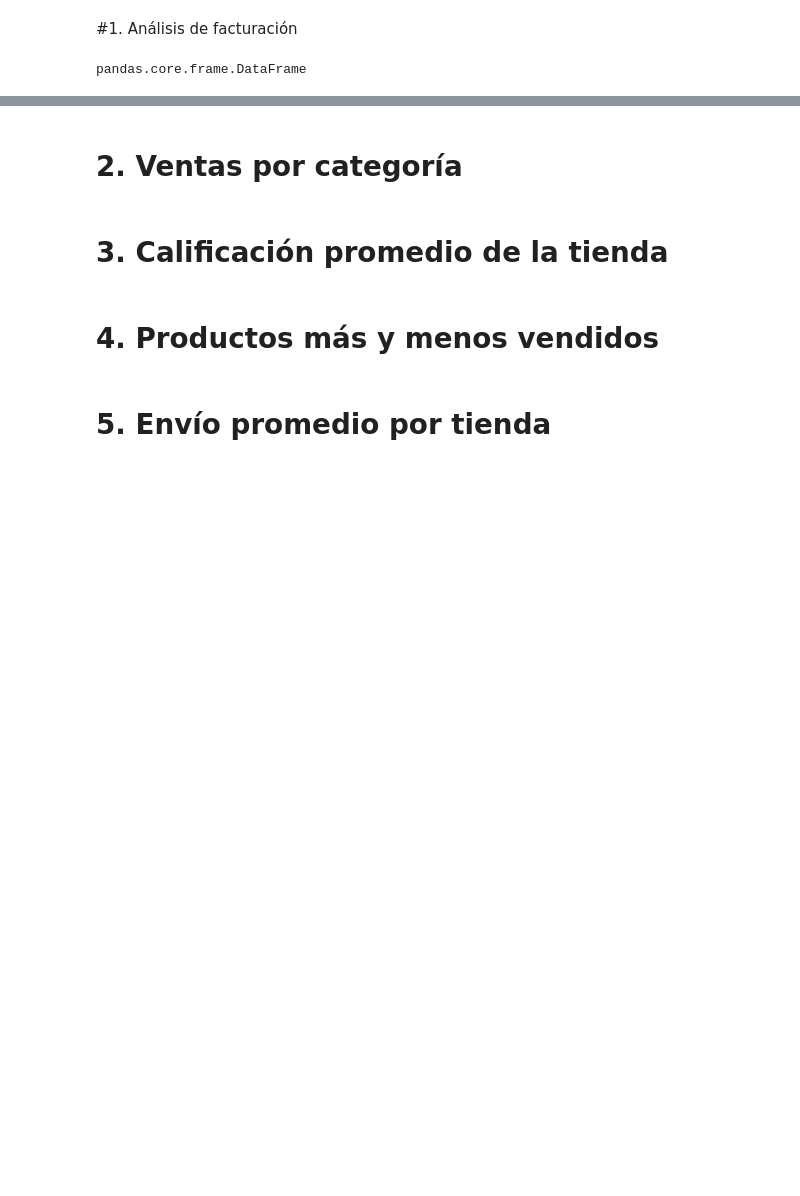
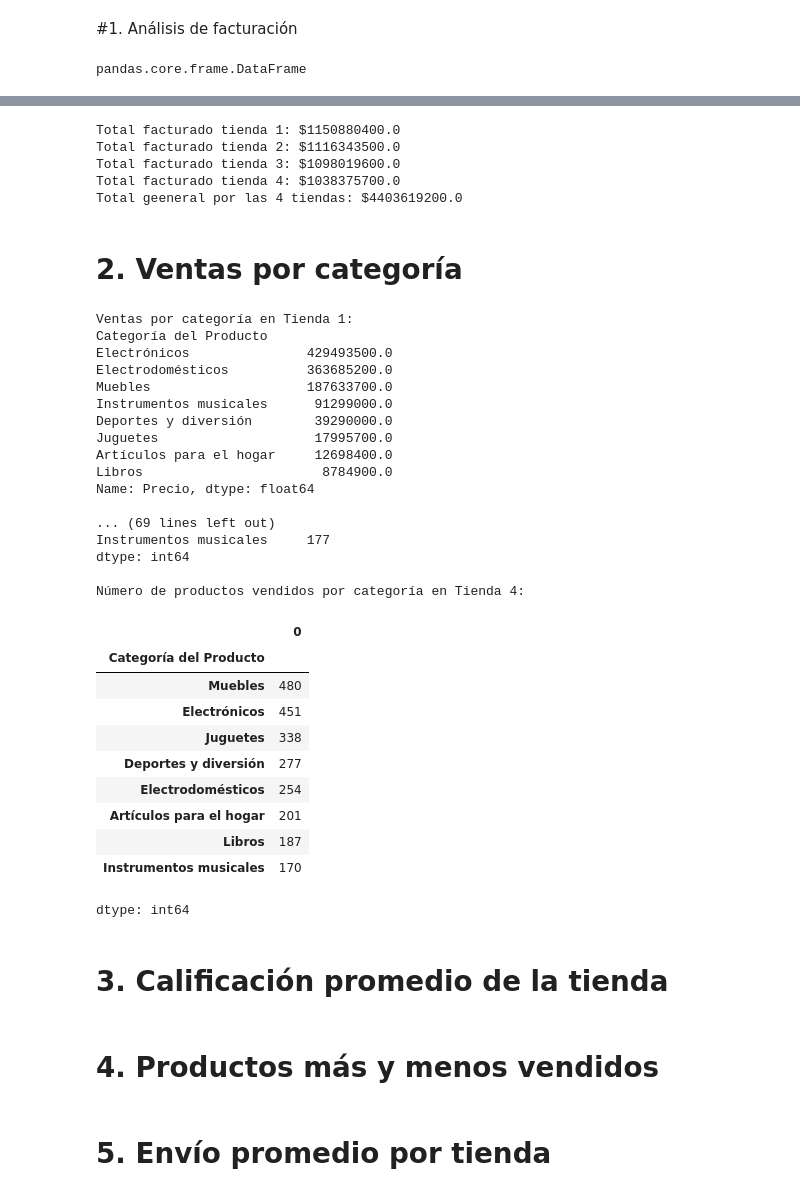
Before and after one commit to FerMendezG/AluraStore, a Jupyter notebook: AluraStoreLatam.ipynb, the cells around one changed output, grey strips where cells are left out. Drawn from its saved outputs; the diff is of its cells as text; code cells hidden in the pictures; blank space fills up the shorter version.

```diff
--- a/AluraStoreLatam.ipynb
+++ b/AluraStoreLatam.ipynb
@@ -66,5 +40,81 @@ pandas.core.frame.DataFrame
+# %%
+Total = tienda["Precio"].sum()
+Total2 = tienda2["Precio"].sum()
+Total3 = tienda3["Precio"].sum()
+Total4 = tienda4["Precio"].sum()
+print(f'Total facturado tienda 1: $ {Total}')
+print(f'Total facturado tienda 2: $ {Total2}')
+print(f'Total facturado tienda 3: $ {Total3}')
+print(f'Total facturado tienda 4: $ {Total4}')
+Total_final = Total + Total2 + Total3 + Total4
+print(f'Total geeneral por las 4 tiendas: ${Total_final}')
+# %% [output]
+Total facturado tienda 1: $1150880400.0
+Total facturado tienda 2: $1116343500.0
+Total facturado tienda 3: $1098019600.0
+Total facturado tienda 4: $1038375700.0
+Total geeneral por las 4 tiendas: $4403619200.0
 # %% [markdown]
 # 2. Ventas por categoría
+# %%
+# ventas por categoria por tienda
+ventas_por_categoria_tienda1 = tienda.groupby('Categoría del Producto')['Precio'].sum().sort_values(ascending=False)
+ventas_por_categoria_tienda2 = tienda2.groupby('Categoría del Producto')['Precio'].sum().sort_values(ascending=False)
+ventas_por_categoria_tienda3 = tienda3.groupby('Categoría del Producto')['Precio'].sum().sort_values(ascending=False)
+ventas_por_categoria_tienda4 = tienda4.groupby('Categoría del Producto')['Precio'].sum().sort_values(ascending=False)
+
+print("Ventas por categoría en Tienda 1:")
+print(ventas_por_categoria_tienda1)
+print("\nVentas por categoría en Tienda 2:")
+print(ventas_por_categoria_tienda2)
+print("\nVentas por categoría en Tienda 3:")
+print(ventas_por_categoria_tienda3)
+print("\nVentas por categoría en Tienda 4:")
+print(ventas_por_categoria_tienda4)
+
+# cantidad de productos vendidos por categoria
+productos_por_categoria_tienda1 = tienda.groupby('Categoría del Producto').size().sort_values(ascending=False)
+productos_por_categoria_tienda2 = tienda2.groupby('Categoría del Producto').size().sort_values(ascending=False)
+productos_por_categoria_tienda3 = tienda3.groupby('Categoría del Producto').size().sort_values(ascending=False)
+productos_por_categoria_tienda4 = tienda4.groupby('Categoría del Producto').size().sort_values(ascending=False)
+
+print("\nNúmero de productos vendidos por categoría en Tienda 1:")
+print(productos_por_categoria_tienda1)
+print("\nNúmero de productos vendidos por categoría en Tienda 2:")
+print(productos_por_categoria_tienda2)
+print("\nNúmero de productos vendidos por categoría en Tienda 3:")
+print(productos_por_categoria_tienda3)
+print("\nNúmero de productos vendidos por categoría en Tienda 4:")
+productos_por_categoria_tienda4
+# %% [output]
+Ventas por categoría en Tienda 1:
+Categoría del Producto
+Electrónicos               429493500.0
+Electrodomésticos          363685200.0
+Muebles                    187633700.0
+Instrumentos musicales      91299000.0
+Deportes y diversión        39290000.0
+Juguetes                    17995700.0
+Artículos para el hogar     12698400.0
+Libros                       8784900.0
+Name: Precio, dtype: float64
+
+... (69 lines left out)
+Instrumentos musicales     177
+dtype: int64
+
+Número de productos vendidos por categoría en Tienda 4:
+|  | 0 |
+| Categoría del Producto |  |
+| Muebles | 480 |
+| Electrónicos | 451 |
+| Juguetes | 338 |
+| Deportes y diversión | 277 |
+| Electrodomésticos | 254 |
+| Artículos para el hogar | 201 |
+| Libros | 187 |
+| Instrumentos musicales | 170 |
+dtype: int64
 # %% [markdown]
 # 3. Calificación promedio de la tienda
 # %% [markdown]
```
Also changed, not shown: parts of 5 cells of this notebook.
